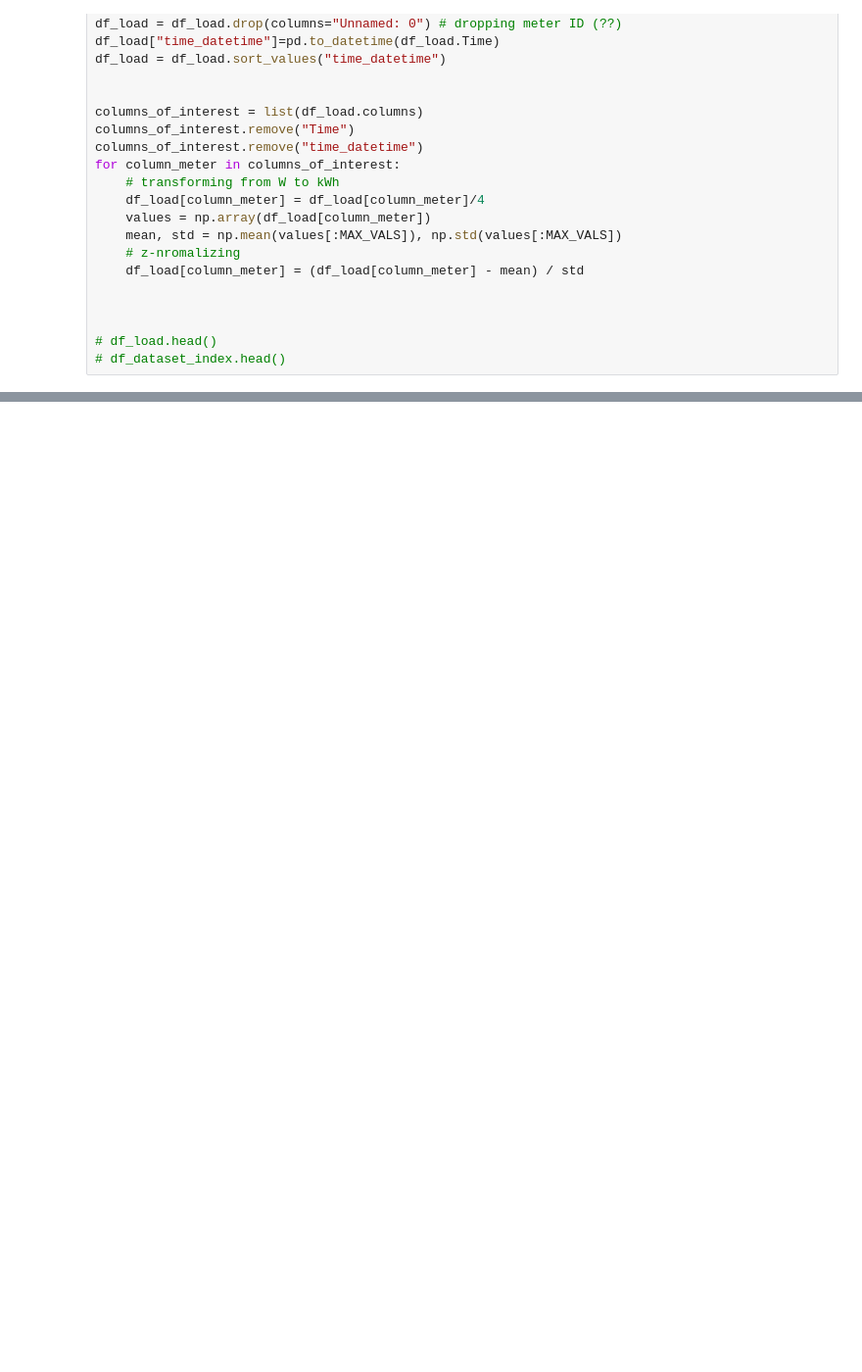
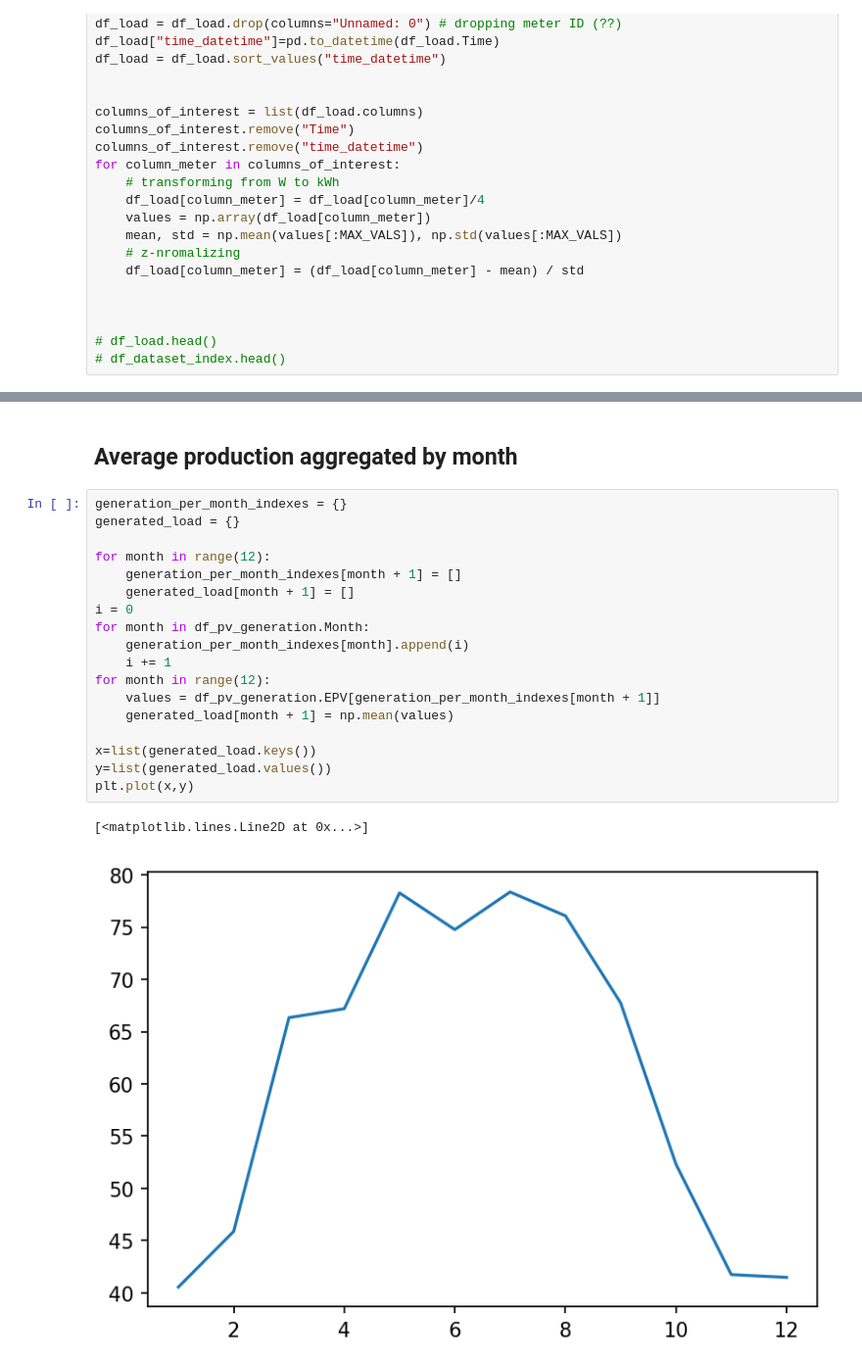
Before and after one commit to antonioalmeida/hack-the-electron-a, a Jupyter notebook: data_reader.ipynb, the cells around one changed output, grey strips where cells are left out. Shown at 98% size. Drawn from its saved outputs; the diff is of its cells as text; blank space fills up the shorter version.

Commit message:
Adding production analysis

```diff
--- a/data_reader.ipynb
+++ b/data_reader.ipynb
@@ -78,0 +199,23 @@ plt.plot(x,y)
+# %% [markdown]
+## Average production aggregated by month
+# %%
+generation_per_month_indexes = {}
+generated_load = {}
+
+for month in range(12):
+    generation_per_month_indexes[month + 1] = []
+    generated_load[month + 1] = []
+i = 0
+for month in df_pv_generation.Month:
+    generation_per_month_indexes[month].append(i)
+    i += 1
+for month in range(12):
+    values = df_pv_generation.EPV[generation_per_month_indexes[month + 1]]
+    generated_load[month + 1] = np.mean(values)
+
+x=list(generated_load.keys())
+y=list(generated_load.values())
+plt.plot(x,y)
+# %% [output]
+[<matplotlib.lines.Line2D at 0x...>]
+[figure, added]
```
Also changed, not shown: parts of 17 cells of this notebook, 7 other files.
